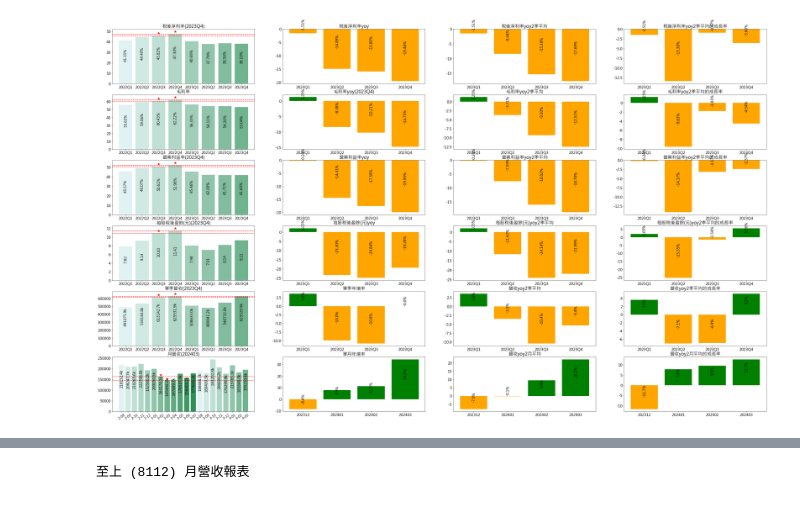
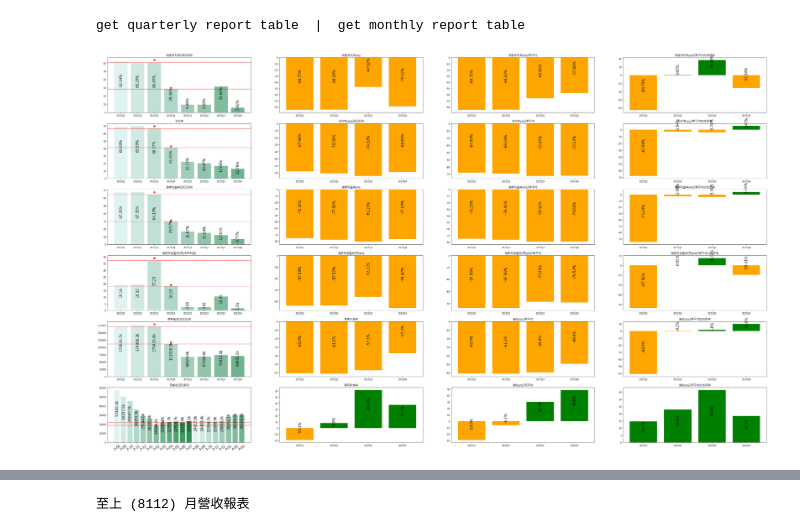
Before and after one commit to johnnyliao0325/Stock_RS_Strategy_Manager, a Jupyter notebook: Stock_RS_rate_analysis/fundamental.ipynb, the cells around one changed output, grey strips where cells are left out. Cells and saved outputs as stored; diff of their text form; code cells hidden in the pictures.

```diff
--- a/Stock_RS_rate_analysis/fundamental.ipynb
+++ b/Stock_RS_rate_analysis/fundamental.ipynb
@@ -49,12 +49,12 @@ class StockFundmental():
         plt.rcParams['font.sans-serif'] = ['Microsoft JhengHei']  # 設置字體為微軟正黑體
         plt.rcParams['axes.unicode_minus'] = False  # 解決負號'-'顯示為方塊的問題
         plt.rcParams['font.size'] = self.fsize
-
     def get_fundmental_table(self):
         quarterly_report_url = f'https://www.cmoney.tw/finance/{self.stockID}/f00041'
         monthly_report_url = f'https://www.cmoney.tw/finance/{self.stockID}/f00029?o=1'
         driver.get(quarterly_report_url)
         self.quarterly_report_table = WebDriverWait(driver, 10).until(EC.presence_of_element_located((By.XPATH, '//*[@id="MainContent"]/ul/li/article/div[2]/div/table'))).text
+        print('get quarterly report table', end='  |  ')
         # self.quarterly_report_table = driver.find_element(by = By.XPATH, value = '//*[@id="MainContent"]/ul/li/article/div[2]/div/table').text
 
         self.quarterly_report_table = pd.DataFrame([line.split(' ') for line in self.quarterly_report_table.split('\n')])
@@ -69,6 +69,7 @@ class StockFundmental():
         self.name = driver.find_element(by=By.XPATH, value='//*[@id="HeaderContent"]/h2').text
         driver.get(monthly_report_url)
         self.monthly_report_table = WebDriverWait(driver, 10).until(EC.presence_of_element_located((By.XPATH, '//*[@id="MainContent"]/ul/li[4]/article/div/div/div/table'))).text
+        print('get monthly report table')
         # self.monthly_report_table = driver.find_element(by = By.XPATH, value = '//*[@id="MainContent"]/ul/li[4]/article/div/div/div/table').text
         self.monthly_report_table = pd.DataFrame([line.split(' ') for line in self.monthly_report_table.split('\n')]).transpose()
         self.monthly_report_table.set_index(0, inplace=True)
@@ -76,7 +77,6 @@ class StockFundmental():
         # print(name)
         # display(self.quarterly_report_table)
         # print(self.monthly_report_table)
-
     def plot_quarterly_Post_TaxPR(self, n_quarters = 8):
         self.subfig_num+=1
         Post_TaxPR_df = self.quarterly_report_table.loc[:, ['營業收入淨額', '稅後淨利率']]
@@ -126,7 +126,6 @@ class StockFundmental():
         plt.bar(x4, y4, color=color_sequence)
         plt.xticks(rotation=0)
         plt.title('稅後淨利率yoy2季平均的成長率')
-
     def plot_quarterly_GPR(self, n_quarters = 8):
         self.subfig_num+=1
         GPR_df = self.quarterly_report_table.loc[:, ['營業收入淨額', '毛利率']]
@@ -176,7 +175,6 @@ class StockFundmental():
         plt.bar(x4, y4, color=color_sequence)
         plt.xticks(rotation=0)
         plt.title('毛利率yoy2季平均的成長率')
-
     def plot_quarterly_OPR(self, n_quarters = 8):
         self.subfig_num+=1
         OPR_df = self.quarterly_report_table.loc[:, ['營業收入淨額', '營業利益率']]
@@ -227,7 +225,6 @@ class StockFundmental():
         plt.bar(x4, y4, color=color_sequence)
         plt.xticks(rotation=0)
         plt.title('營業利益率yoy2季平均的成長率')
-
     def plot_quarterly_EPS(self, n_quarters = 8):
         self.subfig_num+=1
         EPS_df = self.quarterly_report_table.loc[:, ['營業收入淨額', '每股稅後盈餘(元)']]
@@ -277,7 +274,6 @@ class StockFundmental():
         plt.bar(x4, y4, color=color_sequence)
         plt.xticks(rotation=0)
         plt.title('每股稅後盈餘(元)yoy2季平均的成長率')
-
     def plot_quarterly_revenue(self, n_quarters = 8):
         self.subfig_num+=1
         quarterly_df = self.quarterly_report_table.loc[:, ['每股稅後盈餘(元)', '營業收入淨額']]
@@ -327,7 +323,6 @@ class StockFundmental():
         plt.bar(x4, y4, color=color_sequence)
         plt.xticks(rotation=0)
         plt.title('營收yoy2季平均的成長率')
-
     def month_revenue(self, n_months = 8):
         self.subfig_num+=1
         monthly_df = self.monthly_report_table
@@ -361,34 +356,35 @@ class StockFundmental():
         plt.title('單月年增率')
 
         plt.subplot(self.fig_index,self.fig_num,self.fig_num*self.subfig_num+3)
         x3, y3 = monthly_df.index.values[:4][::-1], monthly_df['營收yoy2月平均'].values[:4][::-1]
         color_sequence = np.where(y3 >= 0, 'g', 'orange')
         for a,b in zip(x3,y3):
             plt.text(a, b/2, f"{'%.1f' % b}%", ha='center', va= 'bottom',fontsize=self.fsize2, rotation=90)
         plt.bar(x3, y3, color=color_sequence)
         plt.xticks(rotation=0)
         plt.title('營收yoy2月平均')
 
         plt.subplot(self.fig_index,self.fig_num,self.fig_num*self.subfig_num+4)
         x4, y4 = monthly_df.index.values[:4][::-1], monthly_df['營收yoy2月平均的成長率'].values[:4][::-1]
         color_sequence = np.where(y4 >= 0, 'g', 'orange')
         for a,b in zip(x4,y4):
             plt.text(a, b/2, f"{'%.1f' % b}%", ha='center', va= 'bottom',fontsize=self.fsize2, rotation=90)
         plt.bar(x4, y4, color=color_sequence)
         plt.xticks(rotation=0)
         plt.title('營收yoy2月平均的成長率')
 
-SF = StockFundmental('2330', fig_num=4, fig_index=6)
+SF = StockFundmental('2603', fig_num=4, fig_index=6)
 SF.get_fundmental_table()
 plt.figure(figsize=(50, 30))
 SF.plot_quarterly_Post_TaxPR()
 SF.plot_quarterly_GPR()
 SF.plot_quarterly_OPR()
 SF.plot_quarterly_EPS()
 SF.plot_quarterly_revenue()
 SF.month_revenue()
 plt.show()
 # %% [output]
+get quarterly report table  |  get monthly report table
-[figure, old version]
+[figure, new version]
 # %%
 holds = '2313 1618 1603 1612 1616 2439 1524 2204 3050 6535'.split(' ')
```
Also changed, not shown: parts of 1 cell of this notebook, 5 other files.
